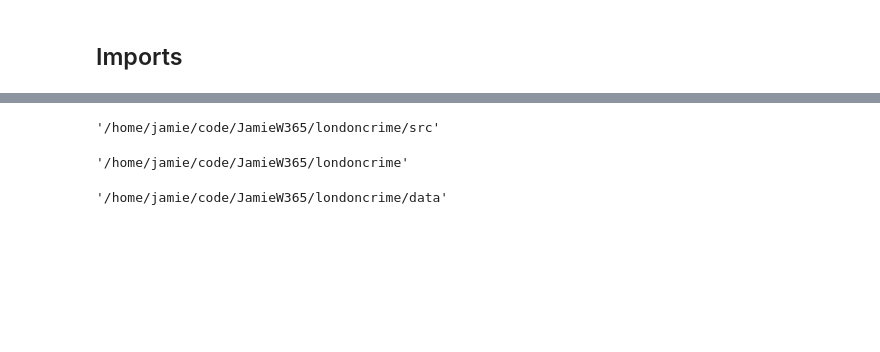
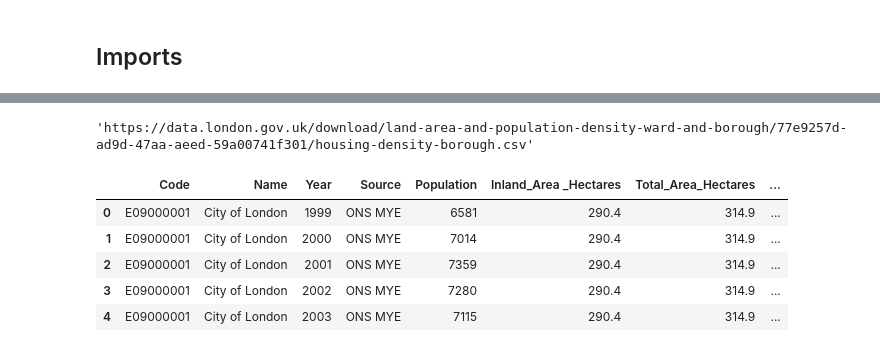
Before and after one commit to JamieW365/londoncrime, a Jupyter notebook: notebooks/exploratory/jw-2-population-exploration.ipynb, the cells around one changed output, grey strips where cells are left out. Saved outputs shown, nothing was run; the diff lists cells and outputs as text; code cells hidden in the pictures; blank space fills up the shorter version.

```diff
--- a/notebooks/exploratory/jw-2-population-exploration.ipynb
+++ b/notebooks/exploratory/jw-2-population-exploration.ipynb
@@ -23,4 +12,0 @@ os.getcwd()
-# %%
-os.path.abspath(os.path.join(os.getcwd(), '../../src'))
-# %% [output]
-'/home/jamie/code/JamieW365/londoncrime/src'
@@ -29,12 +13,20 @@ import src
-# %%
-root_dir = str(get_root_dir())
-root_dir
-# %% [output]
-'/home/jamie/code/JamieW365/londoncrime'
-# %%
-os.path.join(root_dir, 'data')
-# %% [output]
-'/home/jamie/code/JamieW365/londoncrime/data'
+# %%
+# Load environment variables
+load_dotenv(find_dotenv())
+url_population = os.environ.get("URL_POP_BOROUGH")
+url_population
+# %% [output]
+'https://data.london.gov.uk/download/land-area-and-population-density-ward-and-borough/77e9257d-ad9d-47aa-aeed-59a00741f301/housing-density-borough.csv'
+# %%
+df_pop = pd.read_csv(url_population)
+df_pop.head()
+# %% [output]
+|  | Code | Name | Year | Source | Population | Inland_Area _Hectares | Total_Area_Hectares | ... |
+| 0 | E09000001 | City of London | 1999 | ONS MYE | 6581 | 290.4 | 314.9 | ... |
+| 1 | E09000001 | City of London | 2000 | ONS MYE | 7014 | 290.4 | 314.9 | ... |
+| 2 | E09000001 | City of London | 2001 | ONS MYE | 7359 | 290.4 | 314.9 | ... |
+| 3 | E09000001 | City of London | 2002 | ONS MYE | 7280 | 290.4 | 314.9 | ... |
+| 4 | E09000001 | City of London | 2003 | ONS MYE | 7115 | 290.4 | 314.9 | ... |
 # %%
 df_crime = main()
 df_crime.head()
```
Also changed, not shown: parts of 11 cells of this notebook.
